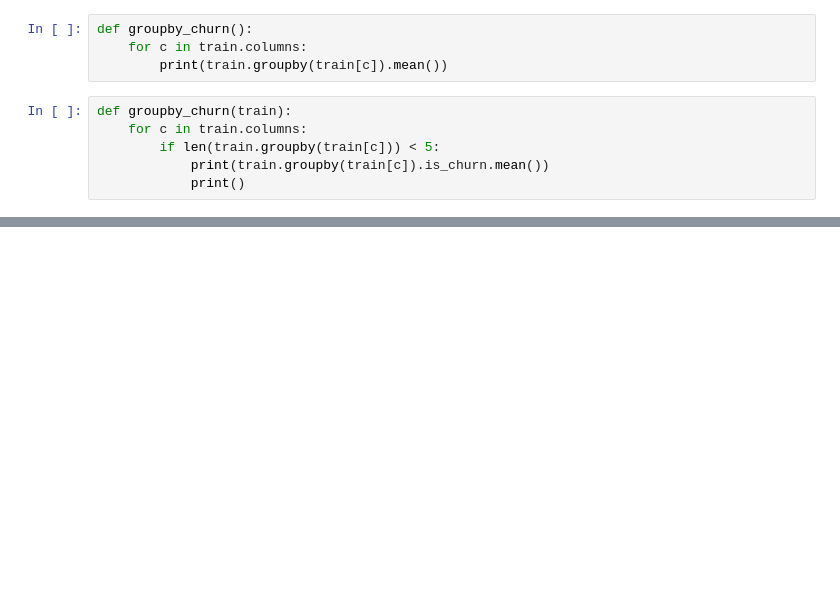
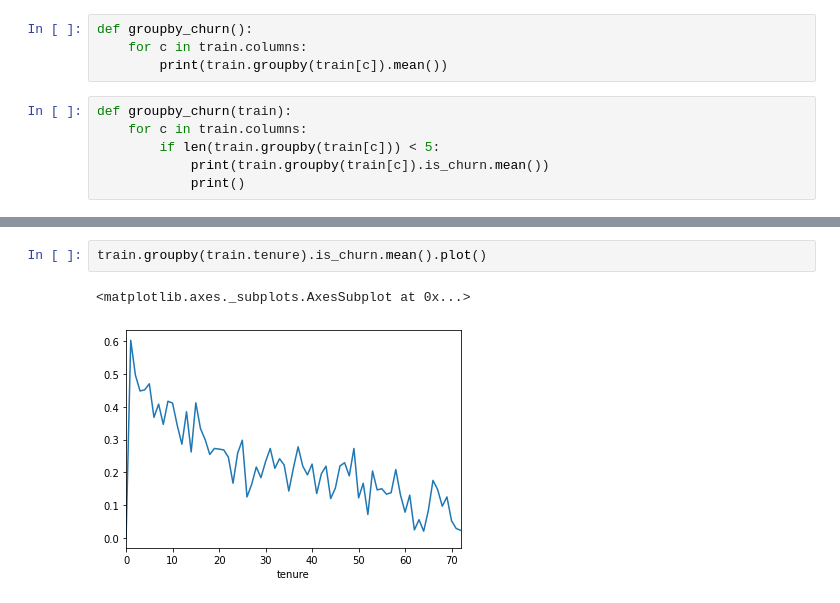
Before and after one commit to Rooster-Warrior/analyzing-customer-churn, a Jupyter notebook: Noah_working_notebook.ipynb, the cells around one changed output, grey strips where cells are left out. Drawn from its saved outputs; the diff is of its cells as text; blank space fills up the shorter version.

```diff
--- a/Noah_working_notebook.ipynb
+++ b/Noah_working_notebook.ipynb
@@ -276,0 +206,5 @@ Name: senior_citizen, Length: 4225, dtype: int64
+# %%
+train.groupby(train.tenure).is_churn.mean().plot()
+# %% [output]
+<matplotlib.axes._subplots.AxesSubplot at 0x...>
+[figure, added]
```
Also changed, not shown: parts of 29 cells of this notebook.
